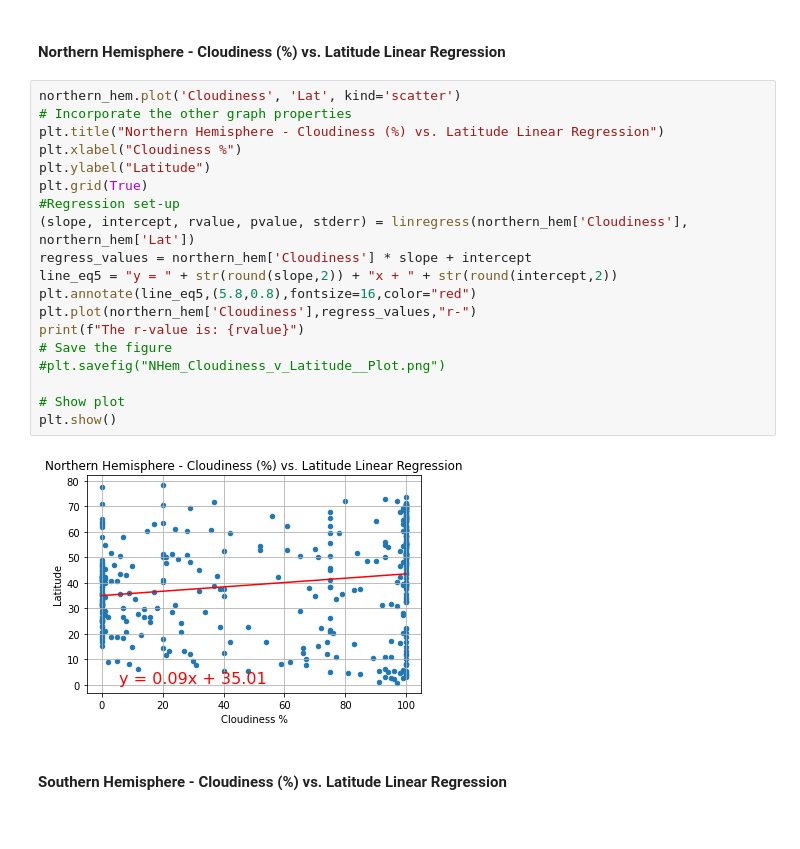
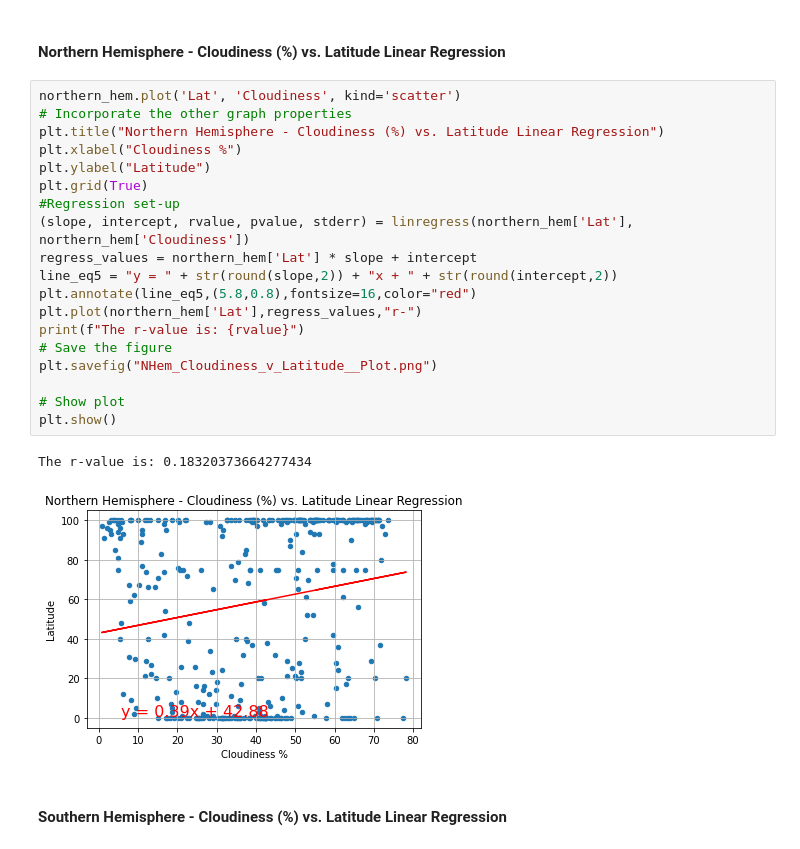
Before and after one commit to HBodden/Module-6-Challenge, a Jupyter notebook: WeatherPy/WeatherPy.ipynb, the cells around one changed output. Cells and saved outputs as stored; diff of their text form.

```diff
--- a/WeatherPy/WeatherPy.ipynb
+++ b/WeatherPy/WeatherPy.ipynb
@@ -447,26 +450,27 @@ The r-value is: -0.09445713626654557
 # %% [markdown]
 ####  Northern Hemisphere - Cloudiness (%) vs. Latitude Linear Regression
 # %%
-northern_hem.plot('Cloudiness', 'Lat', kind='scatter')
+northern_hem.plot('Lat', 'Cloudiness', kind='scatter')
 # Incorporate the other graph properties
 plt.title("Northern Hemisphere - Cloudiness (%) vs. Latitude Linear Regression")
 plt.xlabel("Cloudiness %")
 plt.ylabel("Latitude")
 plt.grid(True)
 #Regression set-up
-(slope, intercept, rvalue, pvalue, stderr) = linregress(northern_hem['Cloudiness'], northern_hem['Lat'])
-regress_values = northern_hem['Cloudiness'] * slope + intercept
+(slope, intercept, rvalue, pvalue, stderr) = linregress(northern_hem['Lat'], northern_hem['Cloudiness'])
+regress_values = northern_hem['Lat'] * slope + intercept
 line_eq5 = "y = " + str(round(slope,2)) + "x + " + str(round(intercept,2))
 plt.annotate(line_eq5,(5.8,0.8),fontsize=16,color="red")
-plt.plot(northern_hem['Cloudiness'],regress_values,"r-")
+plt.plot(northern_hem['Lat'],regress_values,"r-")
 print(f"The r-value is: {rvalue}")
 # Save the figure
-#plt.savefig("NHem_Cloudiness_v_Latitude__Plot.png")
+plt.savefig("NHem_Cloudiness_v_Latitude__Plot.png")
 
 # Show plot
 plt.show()
 # %% [output]
+The r-value is: 0.18320373664277434
-[figure, old version]
+[figure, new version]
 # %% [markdown]
 ####  Southern Hemisphere - Cloudiness (%) vs. Latitude Linear Regression
 # %%
```
Also changed, not shown: parts of 11 cells of this notebook, 12 other files.
